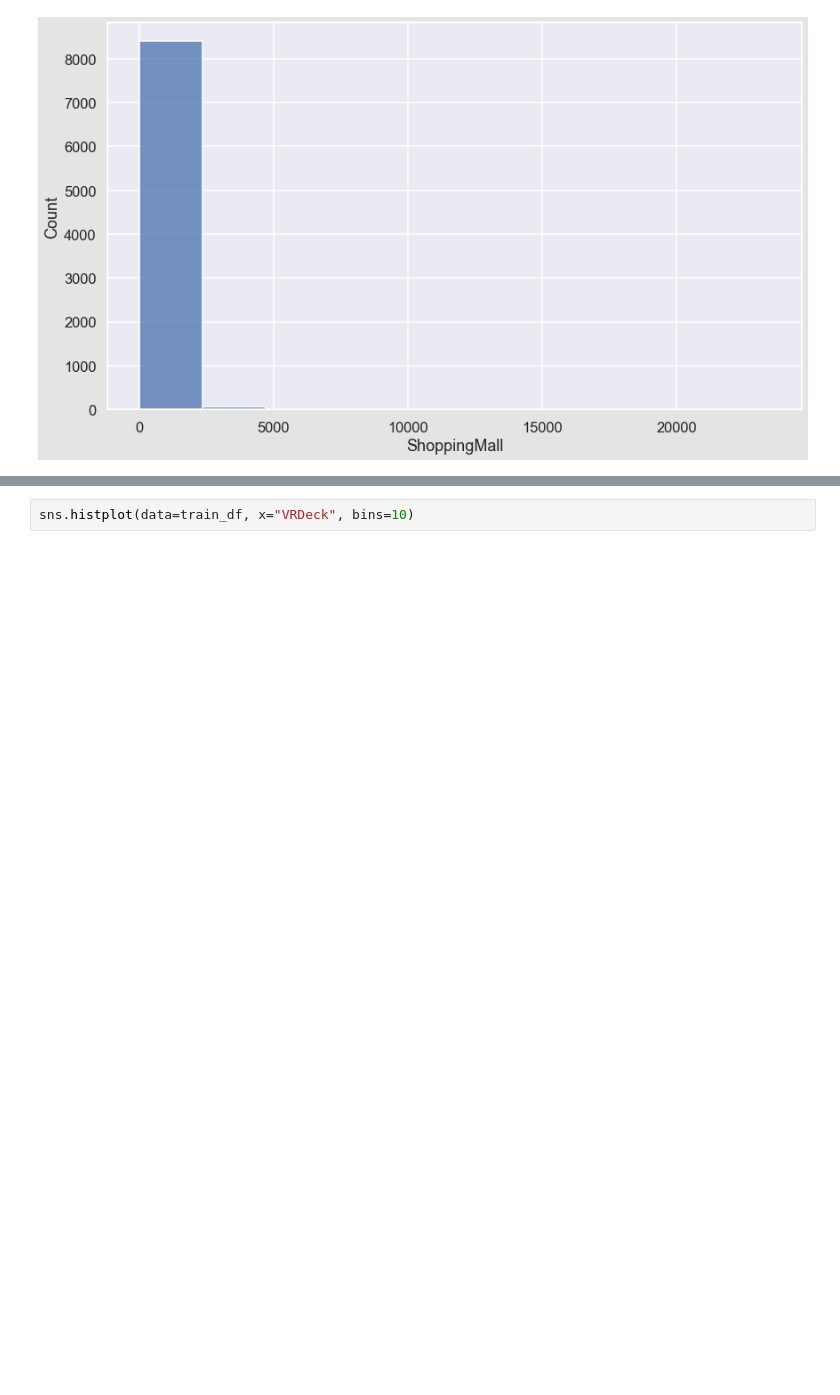
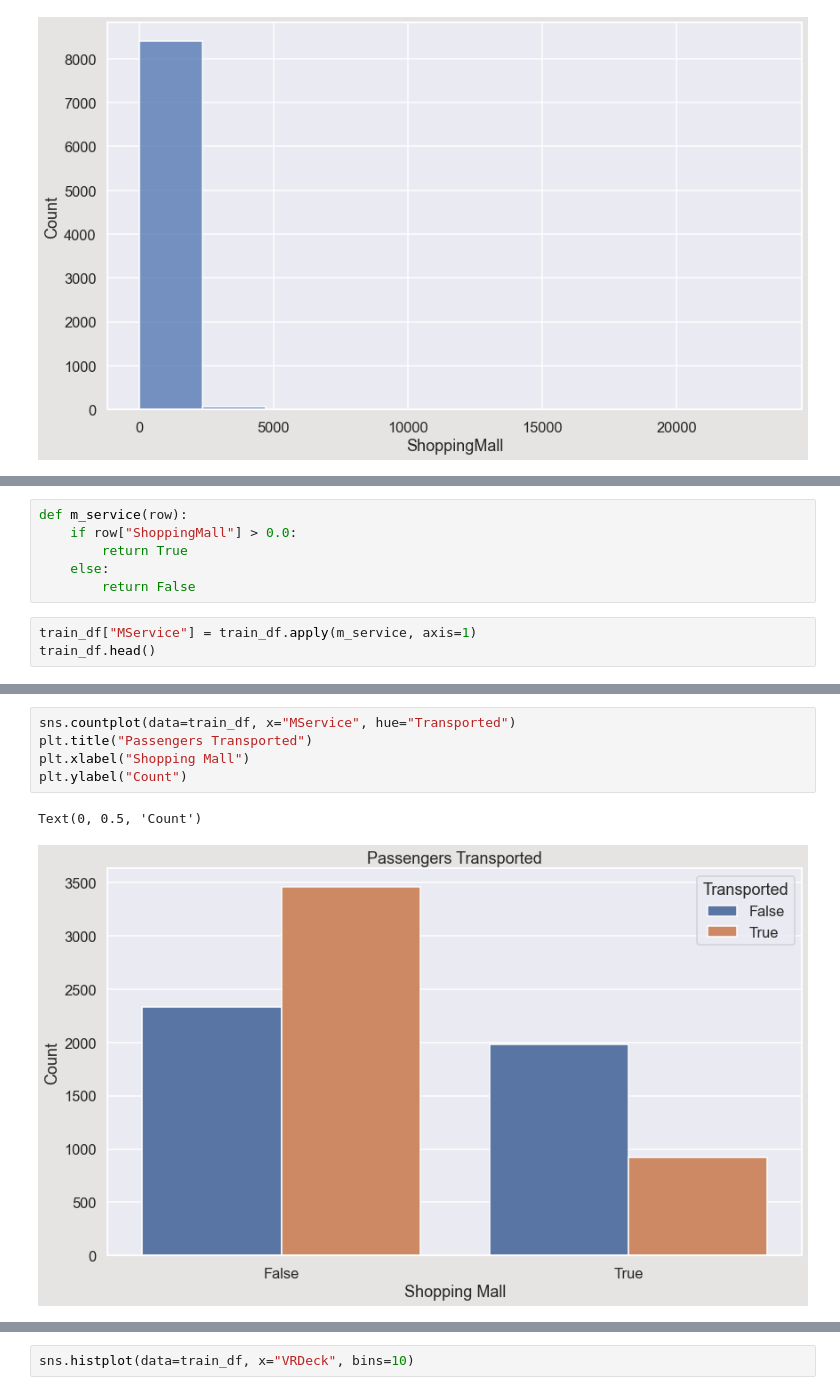
Before and after one commit to bustyAI/Interstellar-Disaster, a Jupyter notebook: spaceship_titanic.ipynb, the cells around one changed output, grey strips where cells are left out. Cells and saved outputs as stored; diff of their text form; blank space fills up the shorter version.

```diff
--- a/spaceship_titanic.ipynb
+++ b/spaceship_titanic.ipynb
@@ -756,0 +802,9 @@ sns.histplot(data=train_df, x="Spa", bins=10)
+# %%
+def m_service(row):
+    if row["ShoppingMall"] > 0.0:
+        return True
+    else:
+        return False
+# %%
+train_df["MService"] = train_df.apply(m_service, axis=1)
+train_df.head()
@@ -756,0 +818,8 @@ sns.histplot(data=train_df, x="Spa", bins=10)
+# %%
+sns.countplot(data=train_df, x="MService", hue="Transported")
+plt.title("Passengers Transported")
+plt.xlabel("Shopping Mall")
+plt.ylabel("Count")
+# %% [output]
+Text(0, 0.5, 'Count')
+[figure, added]
```
Also changed, not shown: parts of 60 cells of this notebook.
